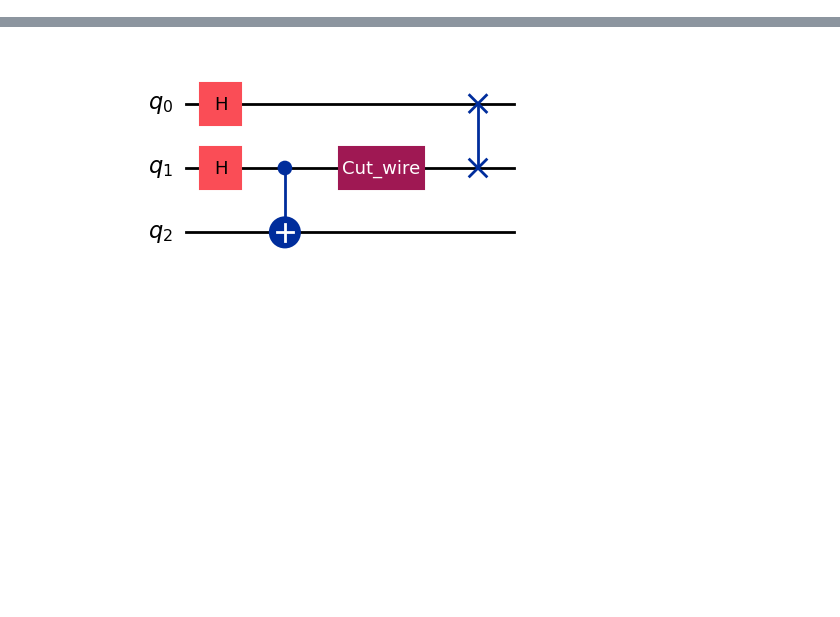
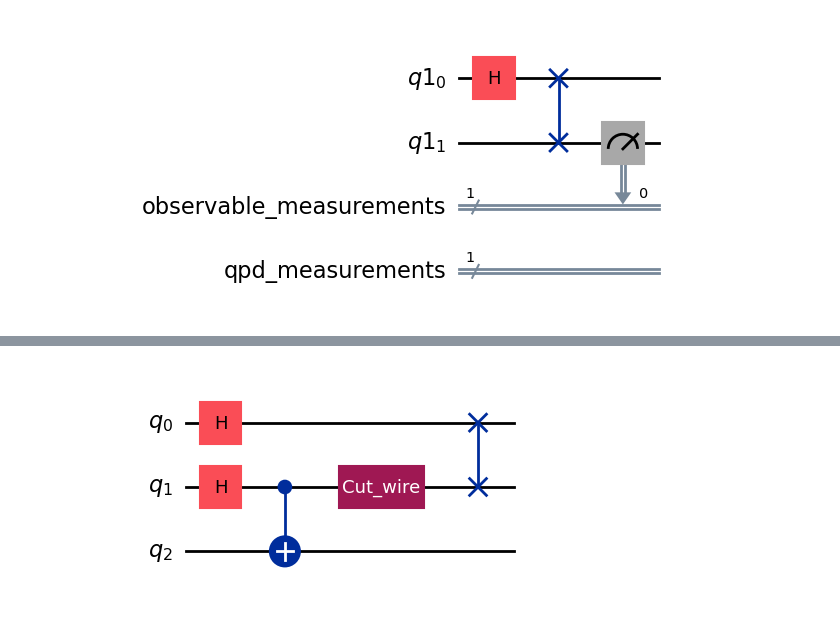
Before and after one commit to XinpengLi1/IBM_Subcircuit_Results, a Jupyter notebook: Circuit_Cutting_FPGA.ipynb, the cells around one changed output, grey strips where cells are left out. Saved outputs shown, nothing was run; the diff lists cells and outputs as text; code cells hidden in the pictures; blank space fills up the shorter version.

```diff
--- a/Circuit_Cutting_FPGA.ipynb
+++ b/Circuit_Cutting_FPGA.ipynb
@@ -34,0 +88,4 @@ qc_0.draw("mpl")
+# %%
+circuits_dict[0][0].draw()
+# %% [output]
+[figure, added]
```
Also changed, not shown: parts of 38 cells of this notebook, 40 other files.
